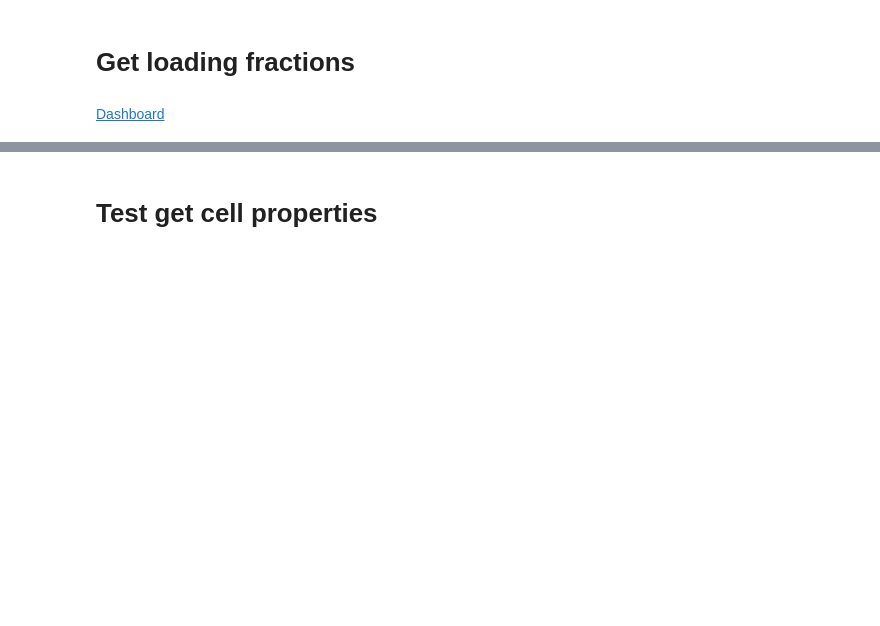
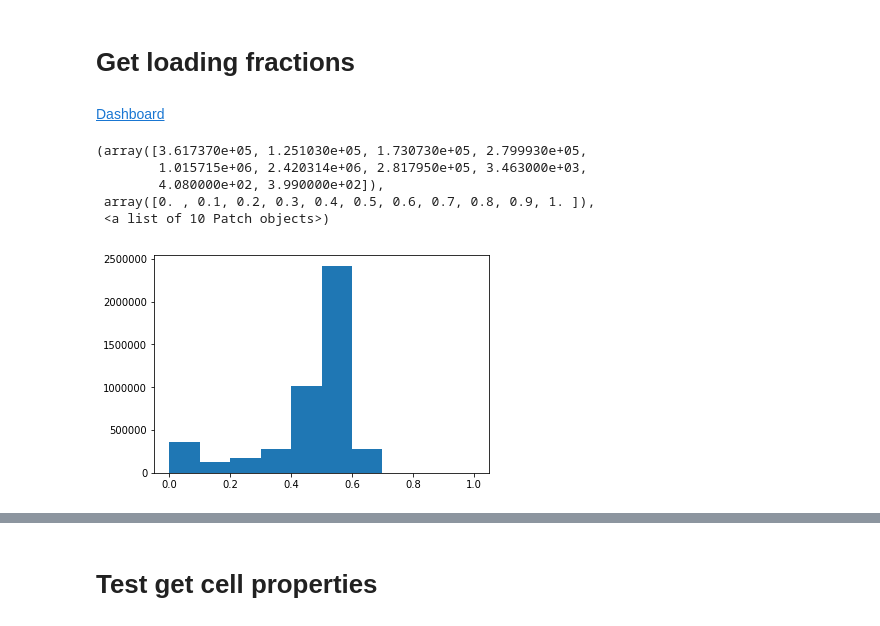
Before and after one commit to paulssonlab/TrenchRipper, a Jupyter notebook: phase_seg_test.ipynb, the cells around one changed output, grey strips where cells are left out. Drawn from its saved outputs; the diff is of its cells as text; code cells hidden in the pictures; blank space fills up the shorter version.

```diff
--- a/phase_seg_test.ipynb
+++ b/phase_seg_test.ipynb
@@ -89,6 +153,15 @@ segmenter.dask_characterize_trench_loading(dc)
 segmenter.dask_postprocess_trench_loading(dc)
 # %%
 trench_loadings = np.concatenate(dc.daskclient.gather(dc.futures["Trench Loading"]), axis=0)
+# %%
+plt.hist(trench_loadings)
+# %% [output]
+(array([3.617370e+05, 1.251030e+05, 1.730730e+05, 2.799930e+05,
+        1.015715e+06, 2.420314e+06, 2.817950e+05, 3.463000e+03,
+        4.080000e+02, 3.990000e+02]),
+ array([0. , 0.1, 0.2, 0.3, 0.4, 0.5, 0.6, 0.7, 0.8, 0.9, 1. ]),
+ <a list of 10 Patch objects>)
+[figure, added]
 # %%
 dc.shutdown()
 # %% [output]
```
Also changed, not shown: parts of 69 cells of this notebook, 1 other file.
